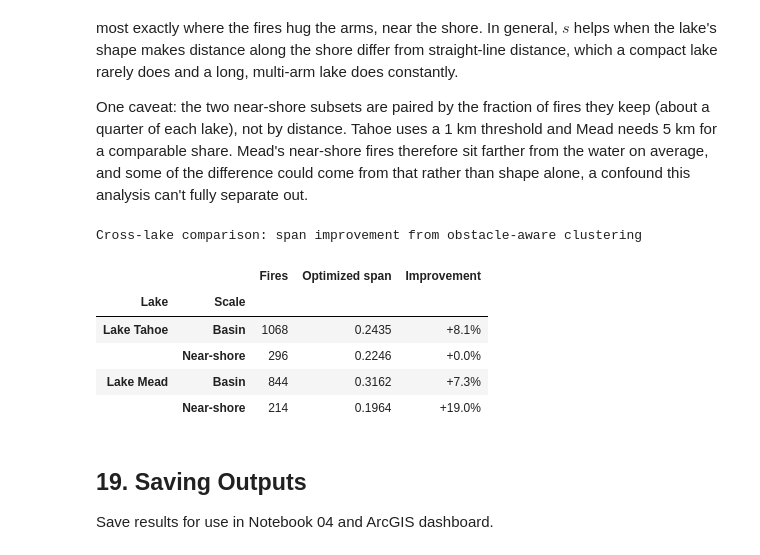
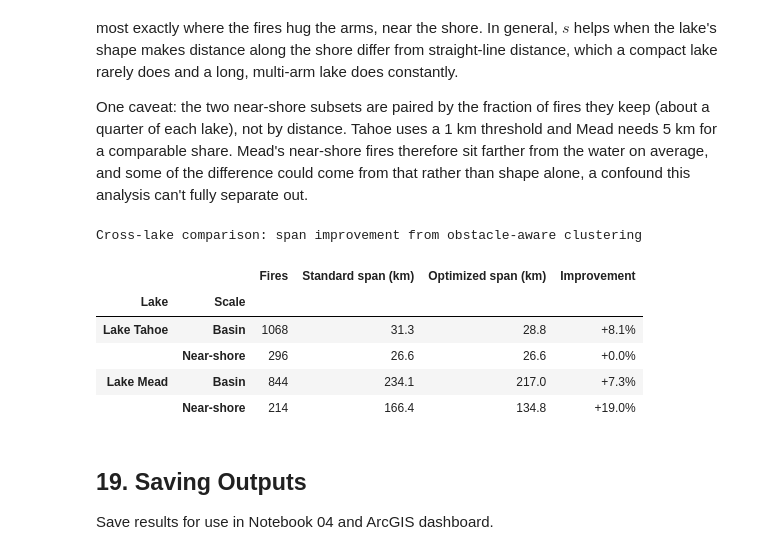
Before and after one commit to Michele-75/obstacle-aware-clustering, a Jupyter notebook: notebooks/03_mead_wildfires_clustered.ipynb, the cells around one changed output. Saved outputs shown, nothing was run; the diff lists cells and outputs as text; code cells hidden in the pictures.

Commit message:
Added km conversions of mean arc length span to lake mead results

```diff
--- a/notebooks/03_mead_wildfires_clustered.ipynb
+++ b/notebooks/03_mead_wildfires_clustered.ipynb
@@ -1177,8 +1183,8 @@ plt.show()
 
 Near the shore, the obstacle parameter clearly helps. Equal weights tightens the mean span by 9.1% over standard k-means, and the optimized $\beta$ reaches 19.0%. The improvement comes almost entirely from green Cluster 1, which is very loose under standard k-means (span 0.42): it reaches across the water rather than following one stretch of shore. The obstacle-aware versions pull it in to about 0.24. The other three clusters barely move, so this isn't a broad retightening, it's the shoreline parameter fixing the one cluster that standard k-means split across the lake.
 # %%
-# Recompute per-cluster spans from the aligned labels so the columns match
-# the plot colors and are comparable across methods.
+# Recompute per-cluster spans from the aligned labels (aligned to the basin
+# optimized reference) so the columns match the plot colors.
 spans_near_std_aligned = [arc_length_span(s_near[labels_near_std_aligned == c]) for c in range(k)]
 spans_near_eq_aligned  = [arc_length_span(s_near[labels_near_eq_aligned == c])  for c in range(k)]
 spans_near_opt_aligned = [arc_length_span(s_near[labels_near_opt_aligned == c]) for c in range(k)]
@@ -1194,25 +1200,21 @@ std_mean_near = np.mean(spans_near_std_aligned)
 rows = []
 for name, spans in near_methods:
     mean_span = np.mean(spans)
-    # Percent change in span vs standard; negative span change = improvement,
-    # so we report improvement as a positive percent (standard is the 0% baseline).
     pct = 100 * (std_mean_near - mean_span) / std_mean_near
     row = {'Method': name}
     for c in range(k):
         row[f'Cluster {c+1}'] = spans[c]
-    row['Mean span'] = mean_span
-    row['vs standard'] = pct
+    # Display mean span as dimensionless and in km
+    row['Mean span'] = f'{mean_span:.4f} ({mean_span * perimeter_km:.1f} km)'
+    row['vs standard'] = f'{pct:+.1f}%'
     rows.append(row)
 
 near_comparison = pd.DataFrame(rows).set_index('Method')
 
-# Format: spans to 4 decimals, percent with sign and 1 decimal
+# Format the per-cluster span columns
 fmt = {f'Cluster {c+1}': '{:.4f}' for c in range(k)}
-fmt['Mean span'] = '{:.4f}'
-fmt['vs standard'] = '{:+.1f}%'
 
-print(f'Lake Mead near-shore cluster spans comparison '
-      f'({n_near} fires within {threshold_km} km of shore)')
+print(f'Lake Mead near-shore cluster spans comparison ({n_near} fires within {threshold_km} km of shore)')
 near_comparison.style.format(fmt)
 # %% [output]
 Lake Mead near-shore cluster spans comparison (214 fires within 5 km of shore)
@@ -1252,7 +1254,7 @@ for scale, method, n_fires, spans in summary_rows:
         'Scale': scale,
         'Method': method,
         'Fires': n_fires,
-        'Mean span': mean_span,
+        'Mean span (km)': mean_span * perimeter_km,
         'Span improvement': pct,
     })
 
@@ -1260,10 +1262,10 @@ summary = pd.DataFrame(rows).set_index(['Scale', 'Method'])
 
 fmt = {
     'Fires': '{:d}',
-    'Mean span': '{:.4f}',
+    'Mean span (km)': '{:.1f}',
     'Span improvement': '{:+.1f}%',
 }
 
-print('Lake Mead: basin vs. near-shore summary')
+print('Lake Tahoe: basin vs. near-shore summary')
 summary.style.format(fmt)
 # %% [output]
@@ -1381,51 +1383,56 @@ One caveat: the two near-shore subsets are paired by the fraction of fires they
 # %%
 # Tahoe headline results, from Notebook 02 (hardcoded for the cross-lake
 # comparison so this notebook doesn't depend on re-running Tahoe's analysis).
-# Each entry: (n_fires, standard span, optimized span, optimized beta).
 tahoe = {
-    'Basin':      {'n': 1068, 'std': 0.2650, 'opt': 0.2435, 'beta': 1.99},
-    'Near-shore': {'n':  296, 'std': 0.2246, 'opt': 0.2246, 'beta': 0.86},
+    'Basin':      {'n': 1068, 'std': 0.2650, 'opt': 0.2435, 'beta': 1.99,
+                   'perim_km': 118.3},
+    'Near-shore': {'n':  296, 'std': 0.2246, 'opt': 0.2246, 'beta': 0.86,
+                   'perim_km': 118.3},
 }
 
 # Mead results, computed in this notebook.
 mead = {
     'Basin':      {'n': len(fires), 'std': np.mean(spans_basin_std),
-                   'opt': np.mean(spans_basin_opt), 'beta': opt_beta_basin},
+                   'opt': np.mean(spans_basin_opt), 'beta': opt_beta_basin,
+                   'perim_km': perimeter_km},
     'Near-shore': {'n': n_near, 'std': np.mean(spans_near_std),
-                   'opt': np.mean(spans_near_opt), 'beta': opt_beta_near},
+                   'opt': np.mean(spans_near_opt), 'beta': opt_beta_near,
+                   'perim_km': perimeter_km},
 }
 
 rows = []
 for lake, results in [('Lake Tahoe', tahoe), ('Lake Mead', mead)]:
     for scale in ['Basin', 'Near-shore']:
         r = results[scale]
         pct = 100 * (r['std'] - r['opt']) / r['std']
         rows.append({
             'Lake': lake,
             'Scale': scale,
             'Fires': int(r['n']),
-            'Optimized span': r['opt'],
+            'Standard span (km)': r['std'] * r['perim_km'],
+            'Optimized span (km)': r['opt'] * r['perim_km'],
             'Improvement': pct,
         })
 
 cross_lake = pd.DataFrame(rows).set_index(['Lake', 'Scale'])
 
 fmt = {
     'Fires': '{:d}',
-    'Optimized span': '{:.4f}',
+    'Standard span (km)': '{:.1f}',
+    'Optimized span (km)': '{:.1f}',
     'Improvement': '{:+.1f}%',
 }
 
 print('Cross-lake comparison: span improvement from obstacle-aware clustering')
 cross_lake.style.format(fmt)
 # %% [output]
 Cross-lake comparison: span improvement from obstacle-aware clustering
-|  |  | Fires | Optimized span | Improvement |
-| Lake | Scale |  |  |  |
-| Lake Tahoe | Basin | 1068 | 0.2435 | +8.1% |
-|  | Near-shore | 296 | 0.2246 | +0.0% |
-| Lake Mead | Basin | 844 | 0.3162 | +7.3% |
-|  | Near-shore | 214 | 0.1964 | +19.0% |
+|  |  | Fires | Standard span (km) | Optimized span (km) | Improvement |
+| Lake | Scale |  |  |  |  |
+| Lake Tahoe | Basin | 1068 | 31.3 | 28.8 | +8.1% |
+|  | Near-shore | 296 | 26.6 | 26.6 | +0.0% |
+| Lake Mead | Basin | 844 | 234.1 | 217.0 | +7.3% |
+|  | Near-shore | 214 | 166.4 | 134.8 | +19.0% |
 # %% [markdown]
 ## 19. Saving Outputs
 
```
Also changed, not shown: parts of 4 cells of this notebook.
